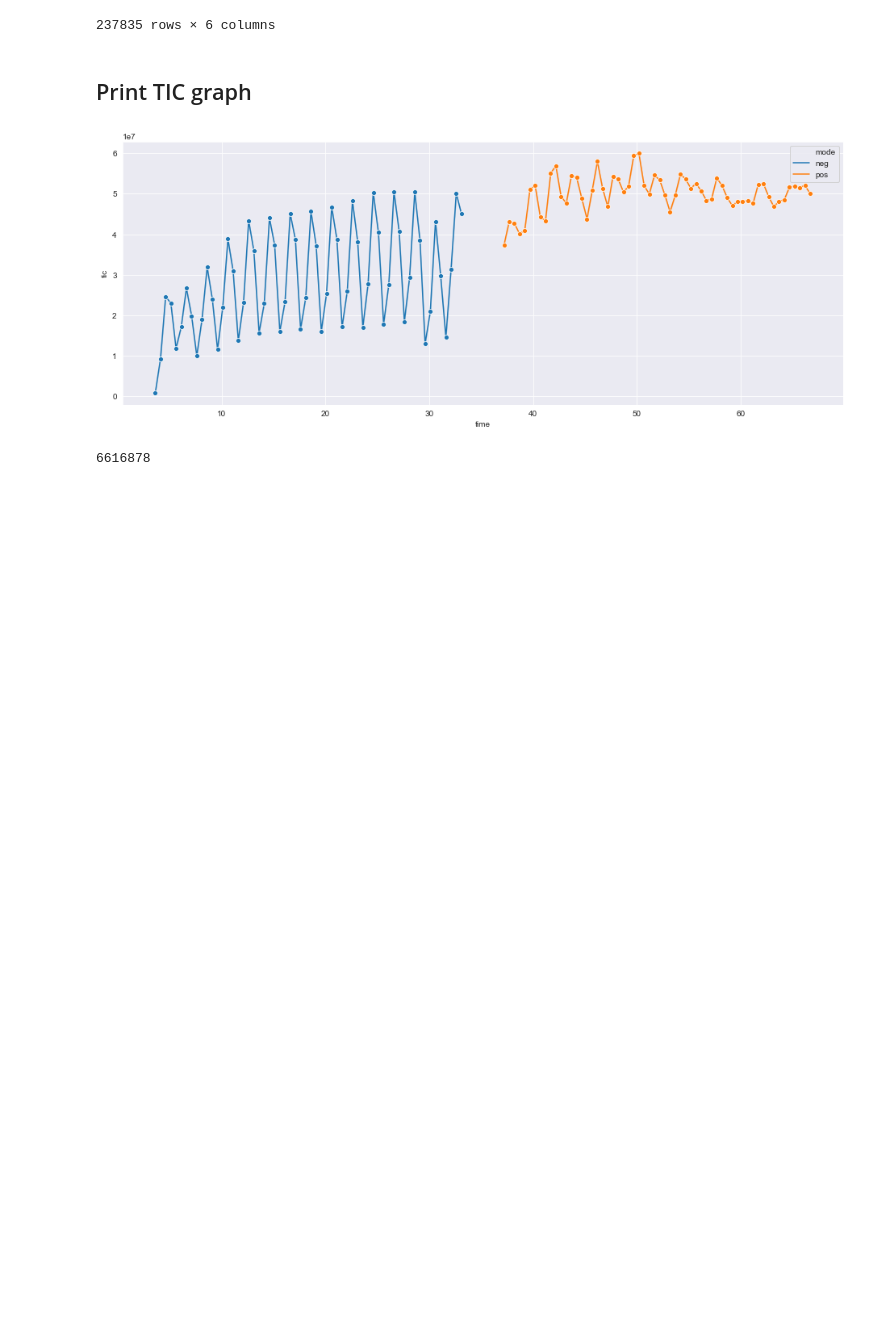
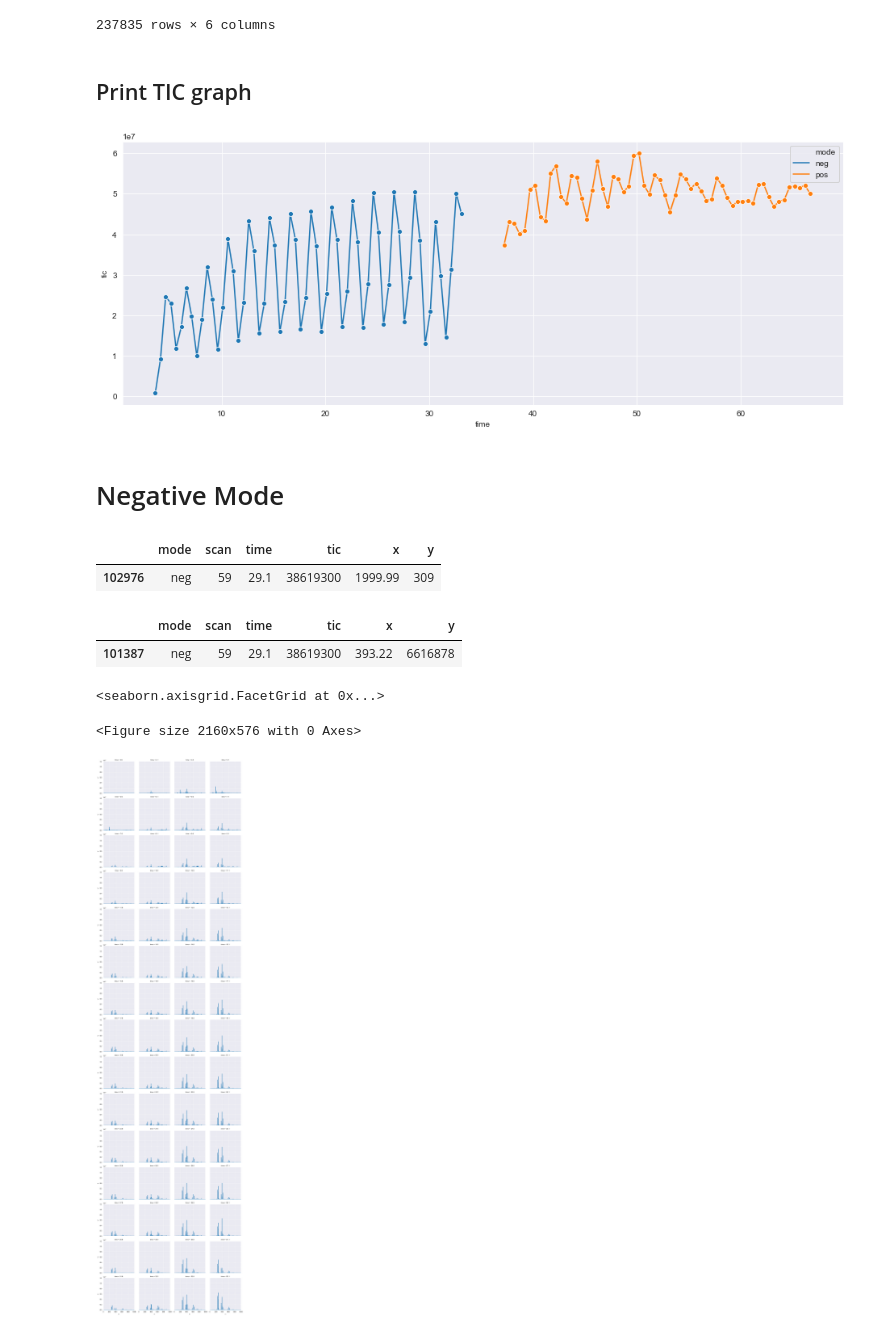
Before and after one commit to plopezgarcia/one-offs, a Jupyter notebook: jcamp-view/jcamp-view.ipynb, the cells around one changed output. Saved outputs shown, nothing was run; the diff lists cells and outputs as text; code cells hidden in the pictures; blank space fills up the shorter version.

```diff
--- a/jcamp-view/jcamp-view.ipynb
+++ b/jcamp-view/jcamp-view.ipynb
@@ -74,7 +74,23 @@ sns.lineplot(data=measurements, x='time', y='tic', markers=True, marker='o', hue
 plt.show()
 # %% [output]
 [figure]
+# %% [markdown]
+# Negative Mode
+# %%
+neg[neg.x==neg.x.max()]
+# %% [output]
+|  | mode | scan | time | tic | x | y |
+| 102976 | neg | 59 | 29.1 | 38619300 | 1999.99 | 309 |
 # %%
-neg.y.max()
+neg[neg.y==neg.y.max()]
 # %% [output]
-6616878
+|  | mode | scan | time | tic | x | y |
+| 101387 | neg | 59 | 29.1 | 38619300 | 393.22 | 6616878 |
+# %%
+plt.figure(figsize=(30, 8))
+g = sns.FacetGrid(neg, col = 'time', col_wrap=4, xlim=(0,1000),ylim=(0,12000000))
+g.map(sns.lineplot, 'x', 'y')
+# %% [output]
+<seaborn.axisgrid.FacetGrid at 0x...>
+<Figure size 2160x576 with 0 Axes>
+[figure, added]
```
Also changed, not shown: parts of 7 cells of this notebook.
